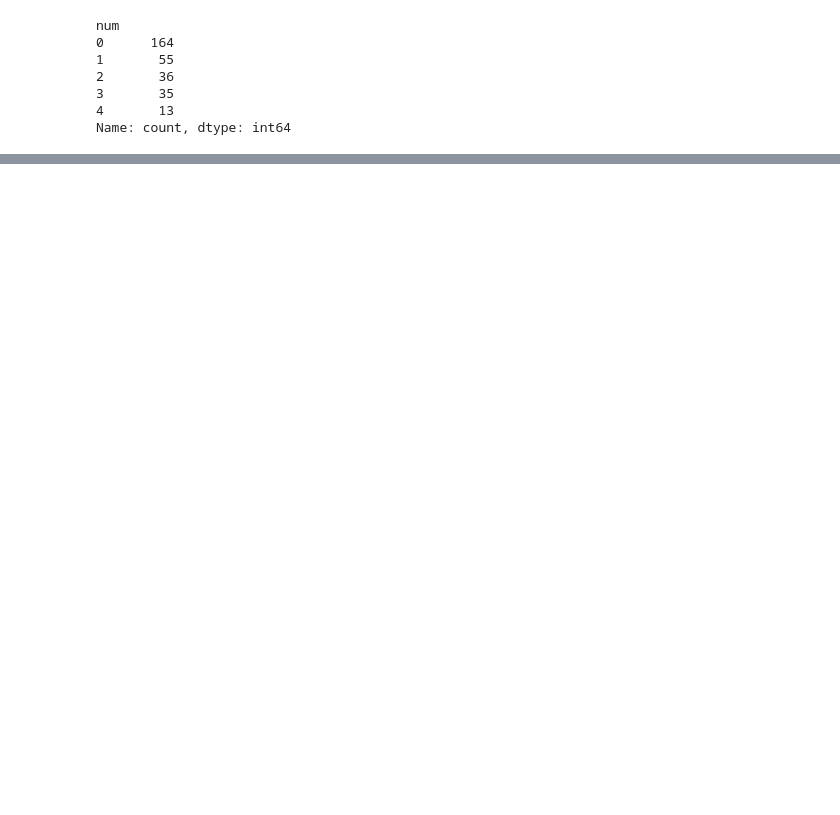
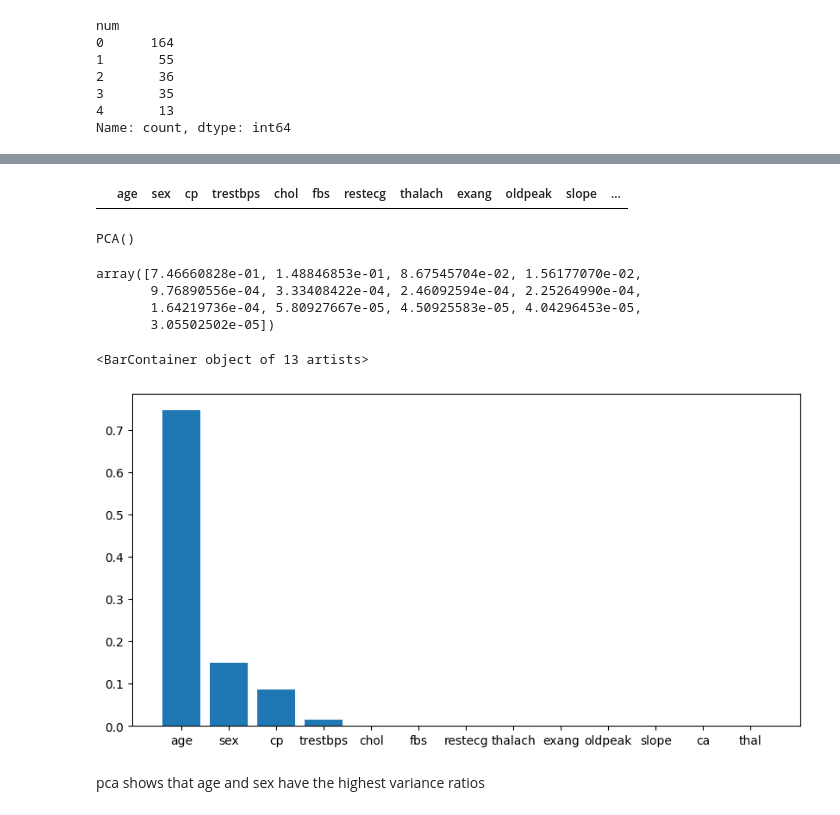
Before and after one commit to alyraafat/Machine-Learning-Applications, a Jupyter notebook: Disease Prediction from Medical Data/Heart_Disease_Prediction.ipynb, the cells around one changed output, grey strips where cells are left out. Cells and saved outputs as stored; diff of their text form; code cells hidden in the pictures; blank space fills up the shorter version.

```diff
--- a/Disease Prediction from Medical Data/Heart_Disease_Prediction.ipynb
+++ b/Disease Prediction from Medical Data/Heart_Disease_Prediction.ipynb
@@ -137,0 +198,2 @@ Name: count, dtype: int64
+# %%
+X_train,X_test,y_train,y_test=train_test_split(X,y,test_size=0.1)
@@ -137,0 +302,30 @@ Name: count, dtype: int64
+# %%
+knnImpCopy = KNNImputer(weights="distance")
+# %%
+X_copy= X_train.copy()
+X_copy=pd.DataFrame(knnImpCopy.fit_transform(X_copy))
+X_copy.columns = X_train.columns
+# %%
+X_copy[X_copy.isnull().any(axis=1)]
+# %% [output]
+|  | age | sex | cp | trestbps | chol | fbs | restecg | thalach | exang | oldpeak | slope | ... |
+# %%
+pca = PCA()
+pca.fit(X_copy)
+# %% [output]
+PCA()
+# %%
+pca.explained_variance_ratio_
+# %% [output]
+array([7.46660828e-01, 1.48846853e-01, 8.67545704e-02, 1.56177070e-02,
+       9.76890556e-04, 3.33408422e-04, 2.46092594e-04, 2.25264990e-04,
+       1.64219736e-04, 5.80927667e-05, 4.50925583e-05, 4.04296453e-05,
+       3.05502502e-05])
+# %%
+plt.figure(figsize = (10, 5))
+plt.bar(X_copy.columns,pca.explained_variance_ratio_)
+# %% [output]
+<BarContainer object of 13 artists>
+[figure, added]
+# %% [markdown]
+pca shows that age and sex have the highest variance ratios
```
Also changed, not shown: parts of 50 cells of this notebook.
